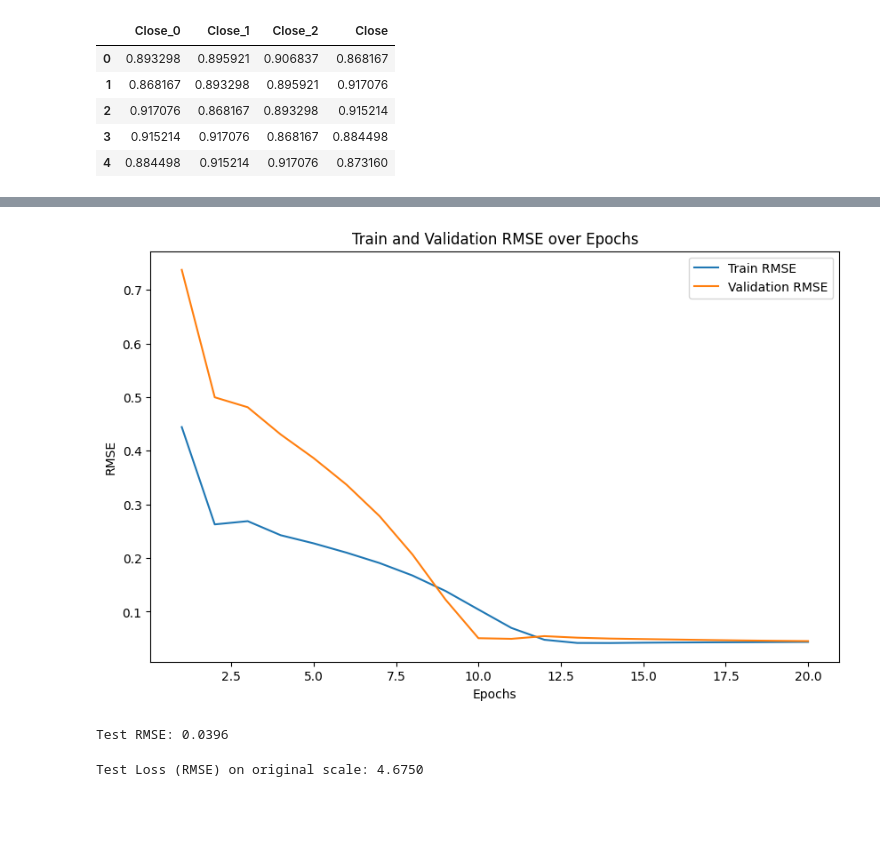
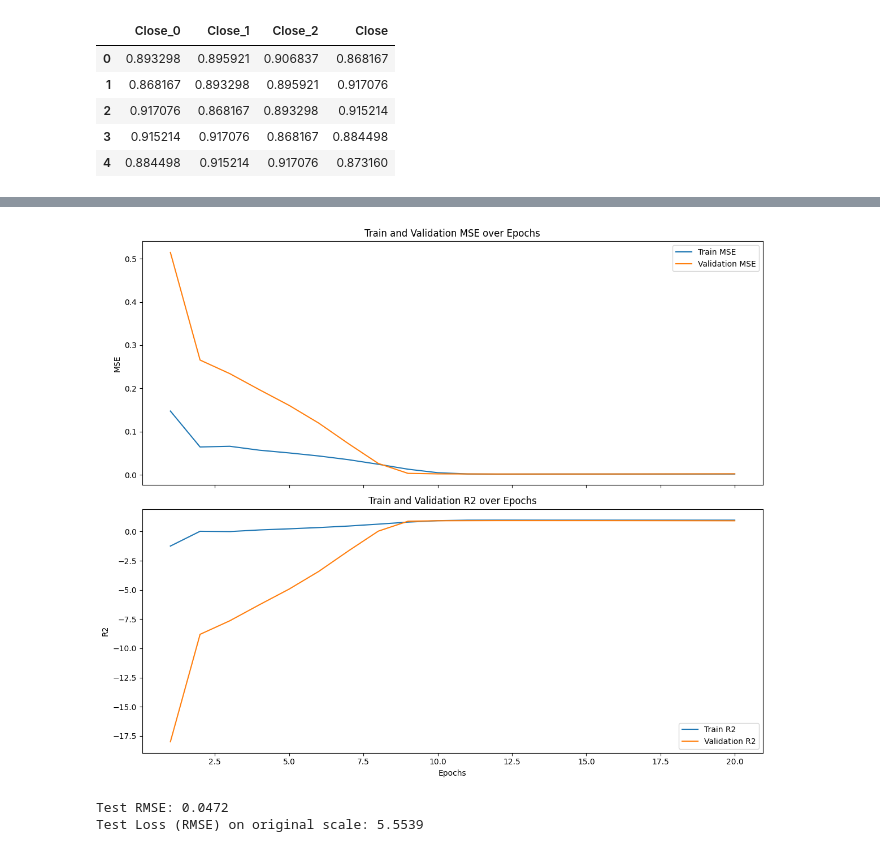
Before and after one commit to EmD4blju/kalman_stock_prediction, a Jupyter notebook: src/app/base_model.ipynb, the cells around one changed output, grey strips where cells are left out. Cells and saved outputs as stored; diff of their text form; code cells hidden in the pictures; blank space fills up the shorter version.

Commit message:
feat: Add LSTM model training, evaluation, and hyperparameter optimization methods; introduce data visualization tools for stock price analysis

```diff
--- a/src/app/base_model.ipynb
+++ b/src/app/base_model.ipynb
@@ -268,47 +204,19 @@ Validation RMSE: 0.0451
 # %%
-import matplotlib.pyplot as plt
-import seaborn as sns
+from tools.data_visualizer import plot_performance_metrics
 
-epochs_range = range(1, epochs + 1)
-plt.figure(figsize=(10, 6))
-sns.lineplot(x=epochs_range, y=train_rmse_list, label='Train RMSE')
-sns.lineplot(x=epochs_range, y=val_rmse_list, label='Validation RMSE')
-plt.xlabel('Epochs')
-plt.ylabel('RMSE')
-plt.title('Train and Validation RMSE over Epochs')
-plt.legend()
-plt.show()
+plot_performance_metrics(train_mse_list, val_mse_list, train_r2_list, val_r2_list, epochs)
 # %% [output]
-[figure, old version]
+[figure, new version]
 # %%
-AMZN_base_model.eval()
 AMZN_test_data_loader = DataLoader(AMZN_test_dataset, batch_size=10, shuffle=False)
-test_loss = 0
 
-predictions = []
-actuals = []
-
-with torch.no_grad():
-    for X,y in AMZN_test_data_loader:
-        X, y = X.reshape(-1,timesteps_lookback,1), y.reshape(-1,1)
-        outputs, _ = AMZN_base_model(X)
-        test_loss += loss_function(outputs, y).item()
-        predictions.extend(outputs.numpy().flatten())
-        actuals.extend(y.numpy().flatten())
-
-test_rmse = np.sqrt(test_loss / len(AMZN_test_data_loader))
-print(f'Test RMSE: {test_rmse:.4f}')
+actuals, predictions, errors = AMZN_base_model.evaluate(
+    test_loader=AMZN_test_data_loader,
+    loss_function=loss_function,
+    scaler_y=scaler_y,
+    feature_number=timesteps_lookback
+)
 # %% [output]
-Test RMSE: 0.0396
+Test RMSE: 0.0472
+Test Loss (RMSE) on original scale: 5.5539
-# %%
-import numpy as np
-predictions = scaler_y.inverse_transform(np.array(predictions).reshape(-1, 1)).flatten()
-actuals = scaler_y.inverse_transform(np.array(actuals).reshape(-1, 1)).flatten()
-
-original_test_loss = np.sqrt(loss_function(torch.tensor(predictions), torch.tensor(actuals)).item())
-print(f'Test Loss (RMSE) on original scale: {original_test_loss:.4f}')
-
-errors = actuals - predictions
-# %% [output]
-Test Loss (RMSE) on original scale: 4.6750
 # %%
```
Also changed, not shown: parts of 9 cells of this notebook, 4 other files.
